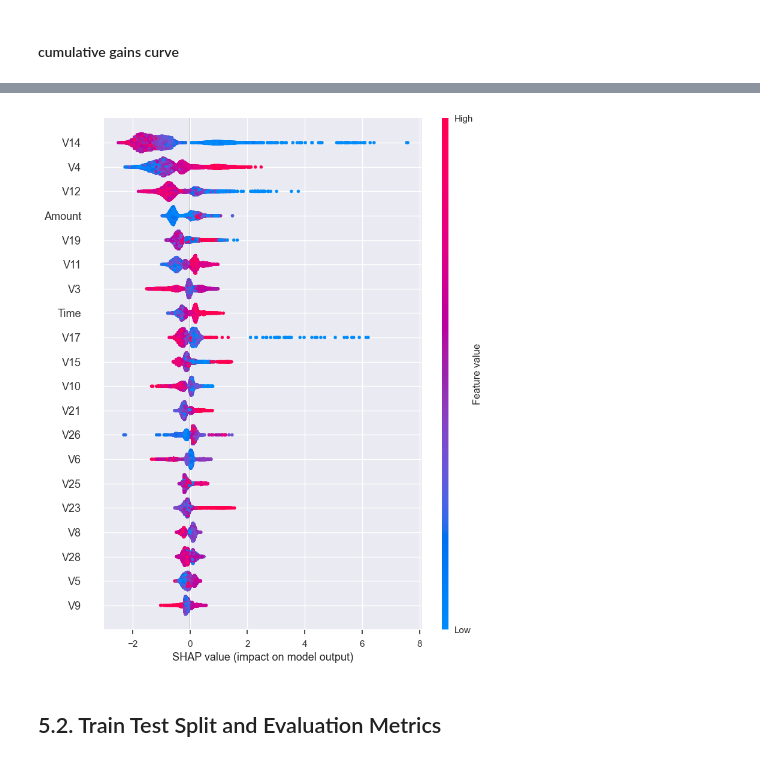
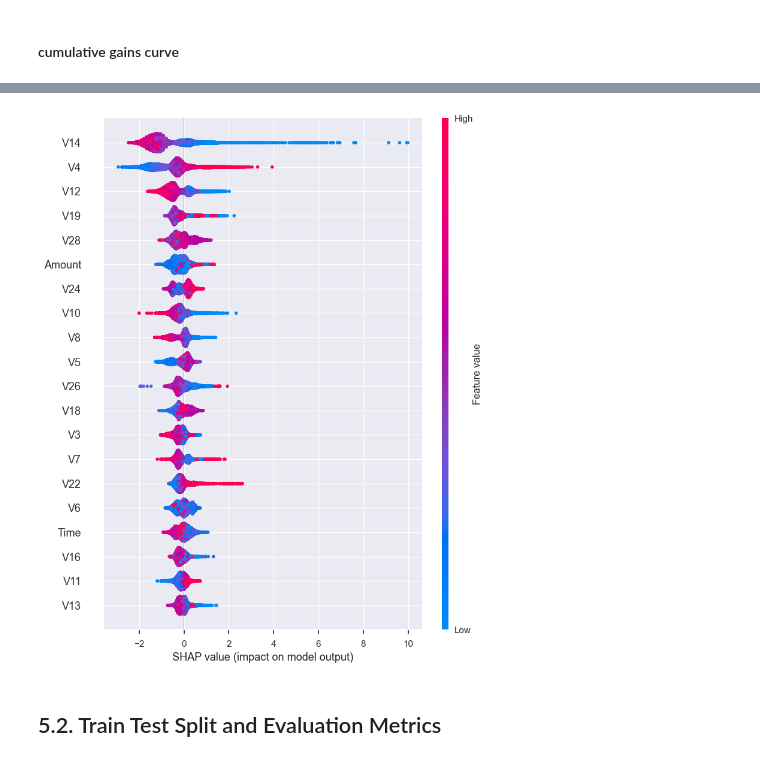
Before and after one commit to MarkEHolland/data-science, a Jupyter notebook: FraudDetection.ipynb, the cells around one changed output, grey strips where cells are left out. Drawn from its saved outputs; the diff is of its cells as text; code cells hidden in the pictures.

```diff
--- a/FraudDetection.ipynb
+++ b/FraudDetection.ipynb
@@ -437,7 +406,7 @@ plot_model(tuned_xgboost, plot= 'gain')
 # %%
-interpret_model(tuned_xgboost, plot= 'summary')
+interpret_model(xgboost, plot= 'summary')
 # %% [output]
-[figure, old version]
+[figure, new version]
 # %% [markdown]
 <a id='4.2'></a>
 ## 5.2. Train Test Split and Evaluation Metrics
```
Also changed, not shown: parts of 44 cells of this notebook.
